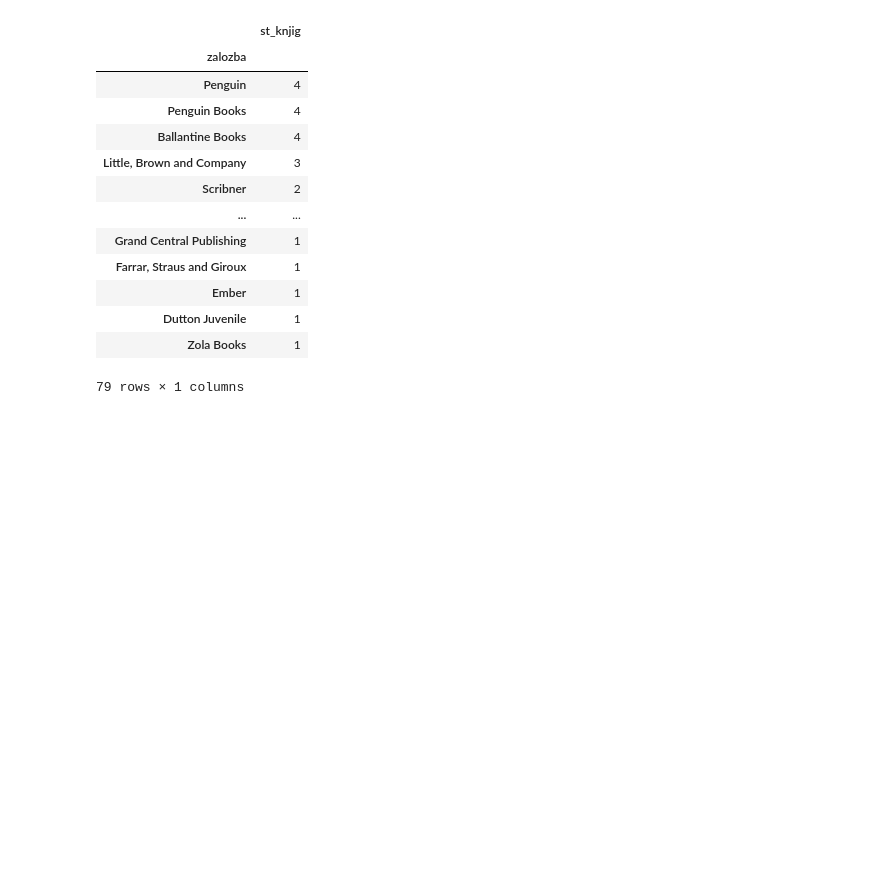
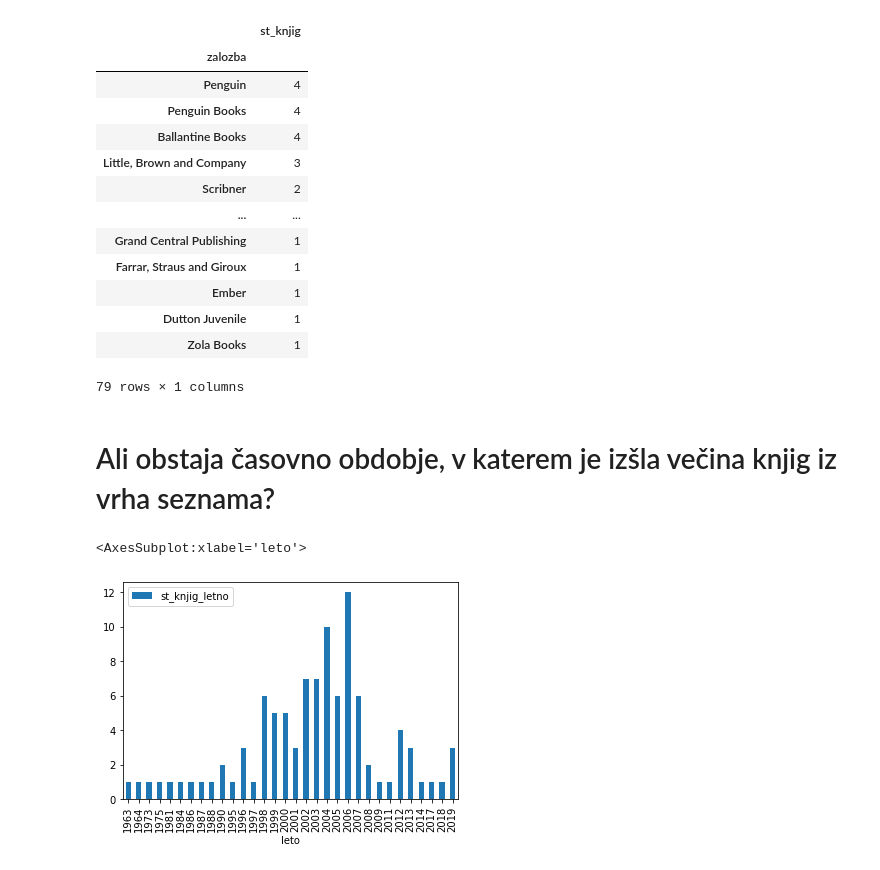
Before and after one commit to anajulijapreseren/Najbolj-e-knjige-vseh-asov, a Jupyter notebook: Analiza_podatkov.ipynb, the cells around one changed output. Cells and saved outputs as stored; diff of their text form; code cells hidden in the pictures; blank space fills up the shorter version.

```diff
--- a/Analiza_podatkov.ipynb
+++ b/Analiza_podatkov.ipynb
@@ -174,3 +202,12 @@ st_knjig_zalozbe_100
 | Dutton Juvenile | 1 |
 | Zola Books | 1 |
 79 rows × 1 columns
+# %% [markdown]
+# Ali obstaja časovno obdobje, v katerem je izšla večina knjig iz vrha seznama?
+# %%
+st_knjig_po_letih = knjige.groupby('leto').size().to_frame('st_knjig_letno')
+# %%
+st_knjig_po_letih.plot.bar()
+# %% [output]
+<AxesSubplot:xlabel='leto'>
+[figure, added]
```
Also changed, not shown: parts of 28 cells of this notebook.
